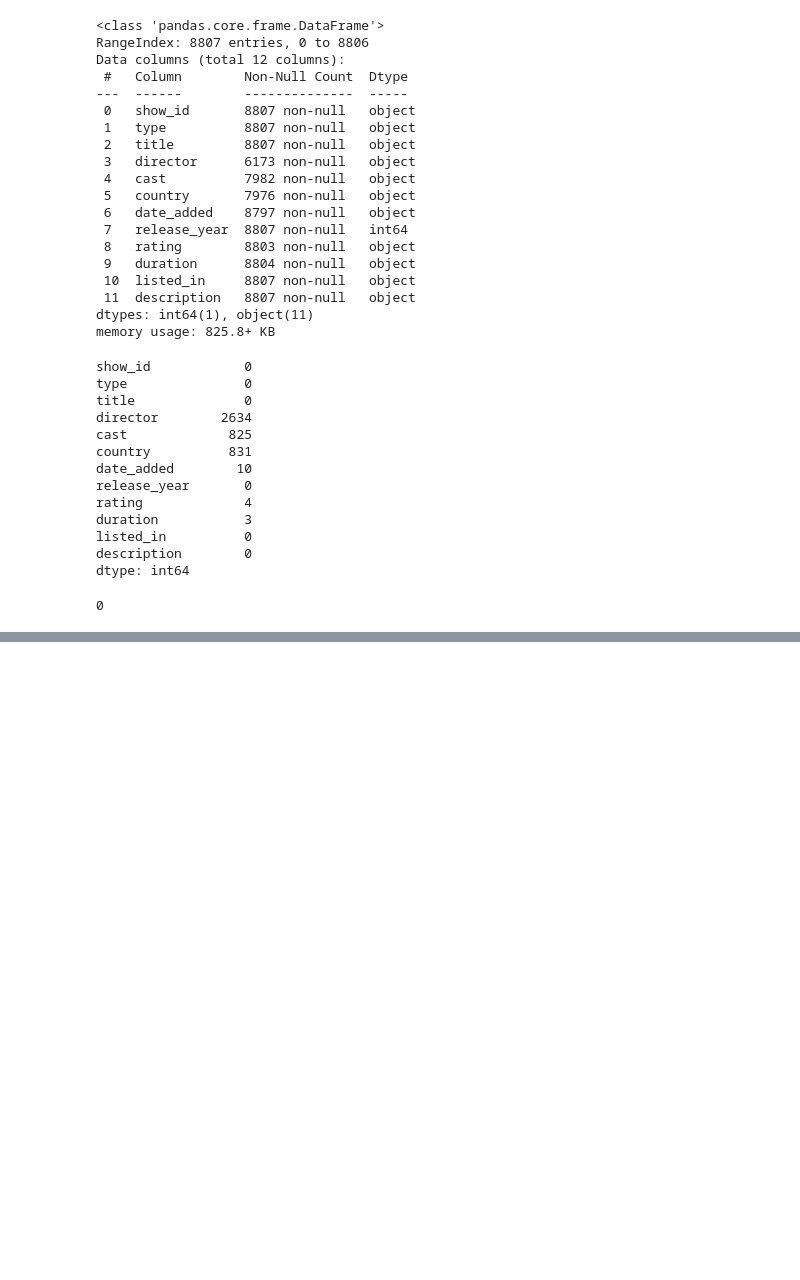
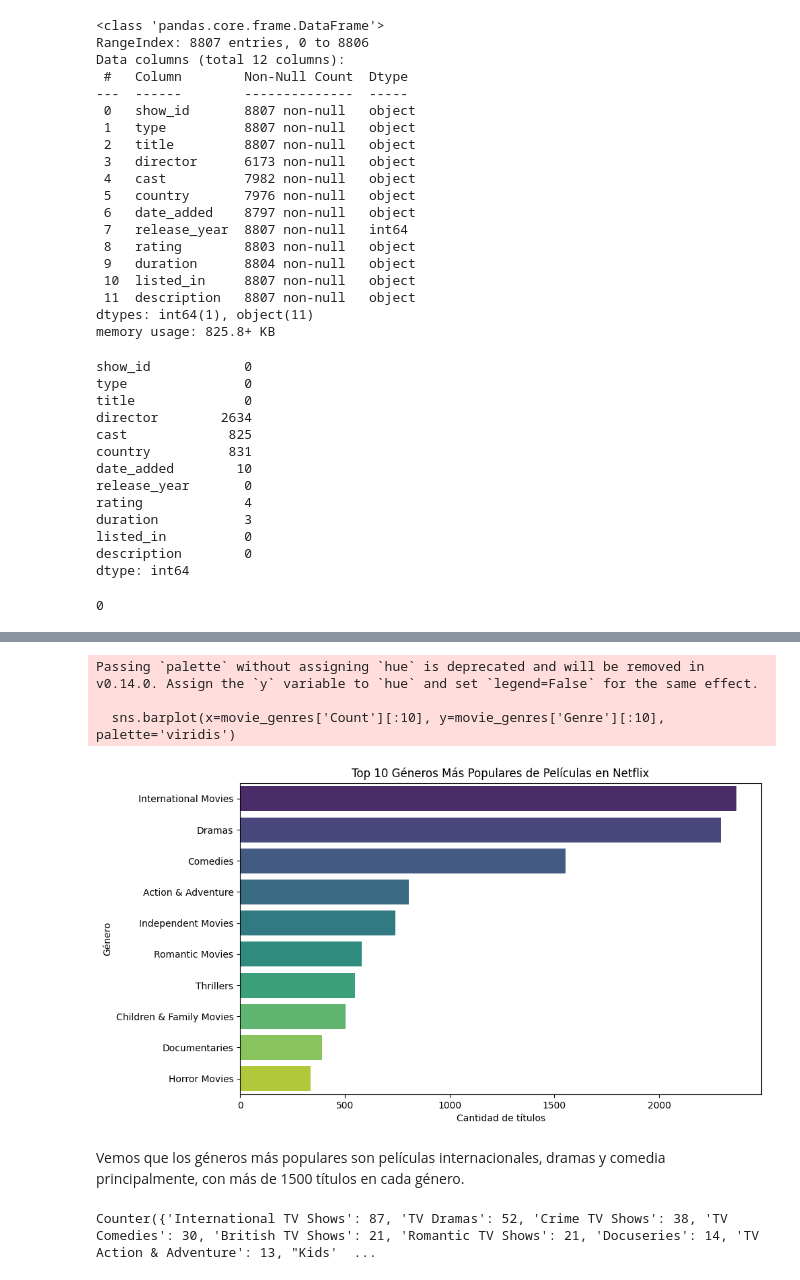
Before and after one commit to sbkrz/netflix_movies, a Jupyter notebook: EDA.ipynb, the cells around one changed output, grey strips where cells are left out. Cells and saved outputs as stored; diff of their text form; code cells hidden in the pictures; blank space fills up the shorter version.

```diff
--- a/EDA.ipynb
+++ b/EDA.ipynb
@@ -58,0 +106,3 @@ titles.duplicated().sum()
+# %%
+#Separo el DF en dos partes, para realizar los análisis de películas y shows de tv por separado, para mayor eficiencia.
+movies = titles_clean[titles_clean['type'] == 'Movie'].copy()
@@ -58,0 +134,5 @@ titles.duplicated().sum()
+# %%
+#Con los nuevos DF ya puedo proceder a hacer análisis más específicos, ahora visualizaré la distribución por género en películas, luego en shows de tv:
+all_movie_genres = movies['listed_in'].dropna().str.split(', ').explode()
+# %%
+genre_counts = Counter(all_movie_genres)
@@ -58,0 +143,3 @@ titles.duplicated().sum()
+# %%
+#Guardo el conteo de generos en un nuevo DF para mejor visualización:
+movie_genres = pd.DataFrame(genre_counts.items(), columns=['Genre', 'Count']).sort_values(by='Count', ascending=False)
@@ -58,0 +160,15 @@ titles.duplicated().sum()
+# %%
+#Procedo con la visualización
+plt.figure(figsize=(10,6))
+sns.barplot(x=movie_genres['Count'][:10], y=movie_genres['Genre'][:10], palette='viridis')
+plt.xlabel("Cantidad de títulos")
+plt.ylabel("Género")
+plt.title("Top 10 Géneros Más Populares de Películas en Netflix")
+plt.show()
+# %% [output]
+Passing `palette` without assigning `hue` is deprecated and will be removed in v0.14.0. Assign the `y` variable to `hue` and set `legend=False` for the same effect.
+
+  sns.barplot(x=movie_genres['Count'][:10], y=movie_genres['Genre'][:10], palette='viridis')
+[figure, added]
+# %% [markdown]
+Vemos que los géneros más populares son películas internacionales, dramas y comedia principalmente, con más de 1500 títulos en cada género.
@@ -58,0 +180,4 @@ titles.duplicated().sum()
+# %%
+print(show_genre_counts)
+# %% [output]
+Counter({'International TV Shows': 87, 'TV Dramas': 52, 'Crime TV Shows': 38, 'TV Comedies': 30, 'British TV Shows': 21, 'Romantic TV Shows': 21, 'Docuseries': 14, 'TV Action & Adventure': 13, "Kids'  ...
```
Also changed, not shown: parts of 49 cells of this notebook, 1 other file.
